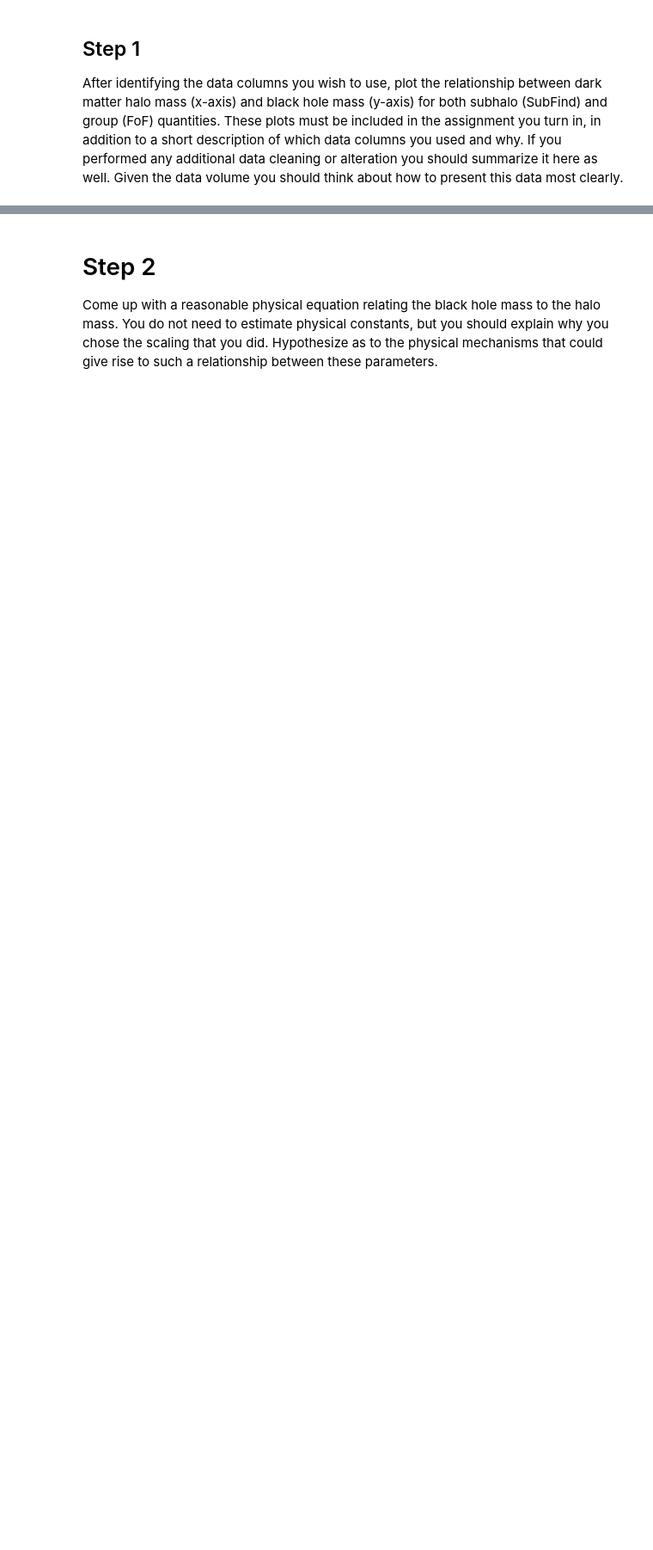
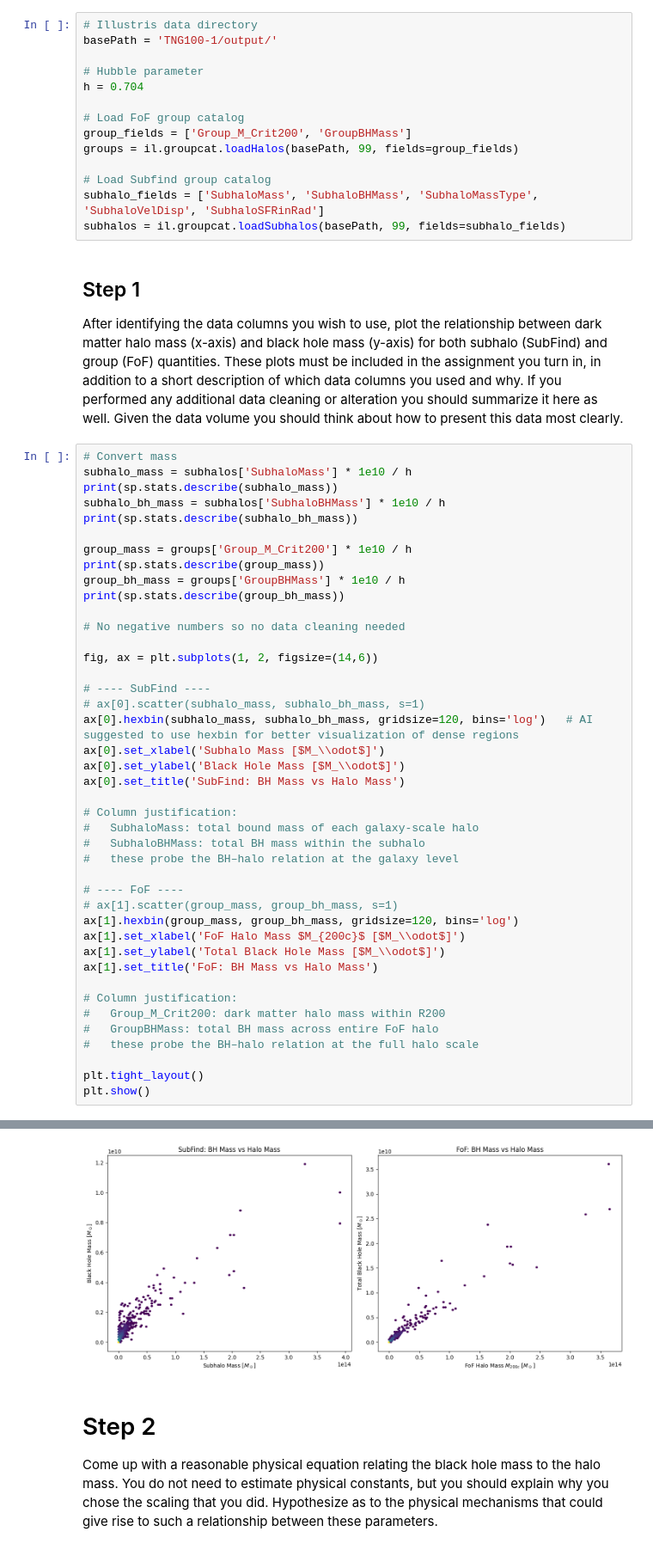
Before and after one commit to zangston/ASTR-5140, a Jupyter notebook: project3/project3.ipynb, the cells around one changed output, grey strips where cells are left out. Shown at 86% size. Saved outputs shown, nothing was run; the diff lists cells and outputs as text; blank space fills up the shorter version.

```diff
--- a/project3/project3.ipynb
+++ b/project3/project3.ipynb
@@ -5,4 +9,61 @@ import matplotlib.pyplot as plt
 import illustris_python as il
+# %%
+# Illustris data directory
+basePath = 'TNG100-1/output/'
+
+# Hubble parameter
+h = 0.704
+
+# Load FoF group catalog
+group_fields = ['Group_M_Crit200', 'GroupBHMass']
+groups = il.groupcat.loadHalos(basePath, 99, fields=group_fields)
+
+# Load Subfind group catalog
+subhalo_fields = ['SubhaloMass', 'SubhaloBHMass', 'SubhaloMassType', 'SubhaloVelDisp', 'SubhaloSFRinRad']
+subhalos = il.groupcat.loadSubhalos(basePath, 99, fields=subhalo_fields)
 # %% [markdown]
 ## Step 1
 After identifying the data columns you wish to use, plot the relationship between dark matter halo mass (x-axis) and black hole mass (y-axis) for both subhalo (SubFind) and group (FoF) quantities. These plots must be included in the assignment you turn in, in addition to a short description of which data columns you used and why. If you performed any additional data cleaning or alteration you should summarize it here as well. Given the data volume you should think about how to present this data most clearly.
+# %%
+# Convert mass
+subhalo_mass = subhalos['SubhaloMass'] * 1e10 / h
+print(sp.stats.describe(subhalo_mass))
+subhalo_bh_mass = subhalos['SubhaloBHMass'] * 1e10 / h
+print(sp.stats.describe(subhalo_bh_mass))
+
+group_mass = groups['Group_M_Crit200'] * 1e10 / h
+print(sp.stats.describe(group_mass))
+group_bh_mass = groups['GroupBHMass'] * 1e10 / h
+print(sp.stats.describe(group_bh_mass))
+
+# No negative numbers so no data cleaning needed
+
+fig, ax = plt.subplots(1, 2, figsize=(14,6))
+
+# ---- SubFind ----
+# ax[0].scatter(subhalo_mass, subhalo_bh_mass, s=1)
+ax[0].hexbin(subhalo_mass, subhalo_bh_mass, gridsize=120, bins='log')   # AI suggested to use hexbin for better visualization of dense regions
+ax[0].set_xlabel('Subhalo Mass [$M_\\odot$]')
+ax[0].set_ylabel('Black Hole Mass [$M_\\odot$]')
+ax[0].set_title('SubFind: BH Mass vs Halo Mass')
+
+# Column justification:
+#   SubhaloMass: total bound mass of each galaxy-scale halo
+#   SubhaloBHMass: total BH mass within the subhalo
+#   these probe the BH–halo relation at the galaxy level
+
+# ---- FoF ----
+# ax[1].scatter(group_mass, group_bh_mass, s=1)
+ax[1].hexbin(group_mass, group_bh_mass, gridsize=120, bins='log')
+ax[1].set_xlabel('FoF Halo Mass $M_{200c}$ [$M_\\odot$]')
+ax[1].set_ylabel('Total Black Hole Mass [$M_\\odot$]')
+ax[1].set_title('FoF: BH Mass vs Halo Mass')
+
+# Column justification:
+#   Group_M_Crit200: dark matter halo mass within R200
+#   GroupBHMass: total BH mass across entire FoF halo
+#   these probe the BH–halo relation at the full halo scale
+
+plt.tight_layout()
+plt.show()
+# %% [output]
@@ -9,3 +74,4 @@ After identifying the data columns you wish to use, plot the relationship betwee
+[figure, added]
 # %% [markdown]
 # Step 2
 Come up with a reasonable physical equation relating the black hole mass to the halo mass. You do not need to estimate physical constants, but you should explain why you chose the scaling that you did. Hypothesize as to the physical mechanisms that could give rise to such a relationship between these parameters.
```
Also changed, not shown: parts of 2 cells of this notebook.
